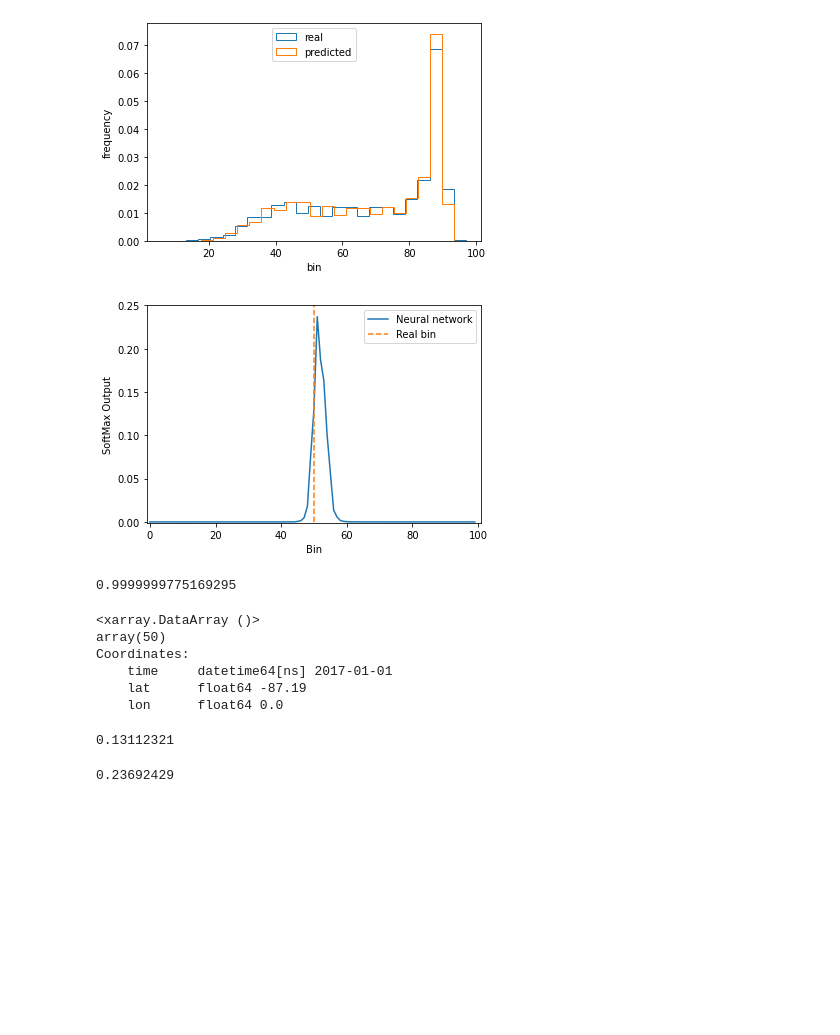
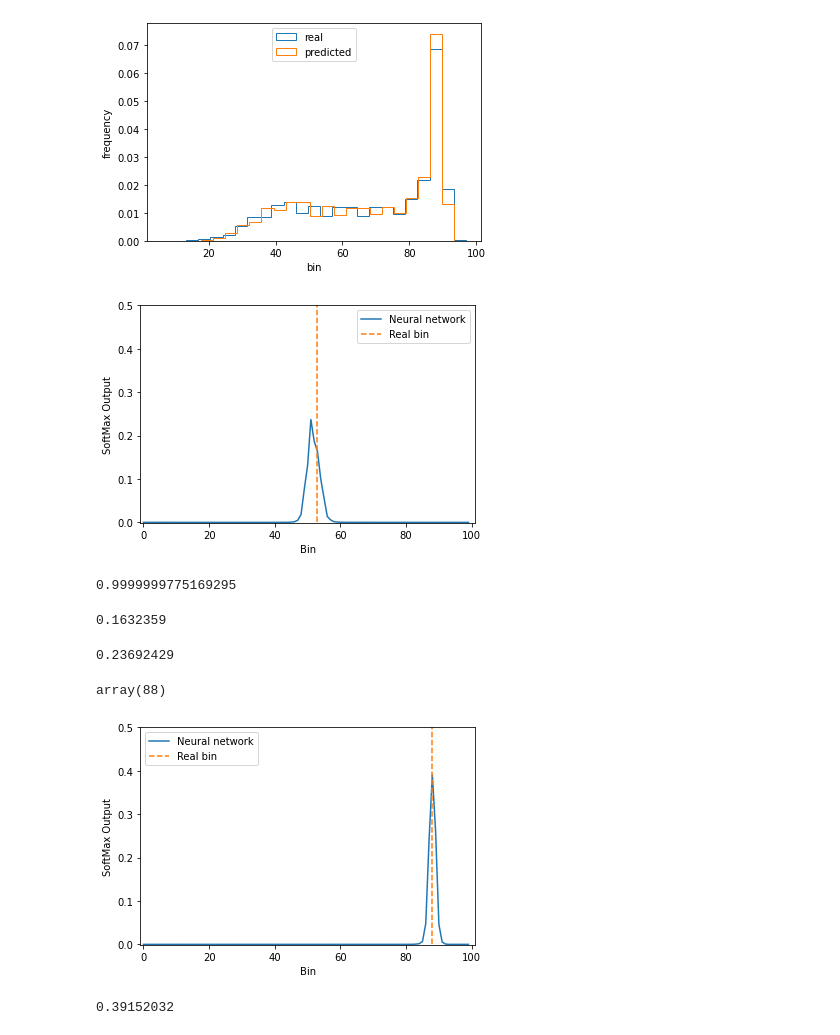
Before and after one commit to mc4117/ResNet_Weather, a Jupyter notebook: neural_notebooks/categorical/dist_figure.ipynb, the cells around one changed output. Drawn from its saved outputs; the diff is of its cells as text; code cells hidden in the pictures; blank space fills up the shorter version.

```diff
--- a/neural_notebooks/categorical/dist_figure.ipynb
+++ b/neural_notebooks/categorical/dist_figure.ipynb
@@ -135,34 +135,47 @@ plt.show()
 # %%
 import pylab as plt
 plt.plot(fc[0][0][0], label = 'Neural network')
-plt.plot([50, 50, 50, 50, 50], [0.0, 0.05, 0.1, 0.15, 0.25], '--', label = 'Real bin')
-plt.ylim([-0.001, 0.25])
+real = dg_test.binned_data.isel(time =72)[0][0].values
+plt.plot([real, real, real, real, real], [0.0, 0.1, 0.2, 0.3, 0.5], '--', label = 'Real bin')
+plt.ylim([-0.001, 0.5])
 plt.xlim([-1, 101])
 plt.xlabel('Bin')
 plt.ylabel('SoftMax Output')
 plt.legend()
 plt.show()
 # %% [output]
-[figure, old version]
+[figure, new version]
 # %%
 sum(fc[0][0][0])
 # %% [output]
 0.9999999775169295
 # %%
-dg_test.binned_data[0][0][0]
+fc[0][0][0][53]
 # %% [output]
-<xarray.DataArray ()>
-array(50)
-Coordinates:
-    time     datetime64[ns] 2017-01-01
-    lat      float64 -87.19
-    lon      float64 0.0
+0.1632359
-# %%
-fc[0][0][0][50]
-# %% [output]
-0.13112321
 # %%
 nn_pred = fc_arg[0][0][0]
 fc[0][0][0][nn_pred]
 # %% [output]
 0.23692429
+# %%
+dg_test.binned_data.isel(time =72+90)[10][10].values
+# %% [output]
+array(88)
+# %%
+import pylab as plt
+plt.plot(fc[90][10][10], label = 'Neural network')
+real = dg_test.binned_data.isel(time =72+90)[10][10].values
+plt.plot([real, real, real, real, real], [0.0, 0.1, 0.2, 0.3, 0.5], '--', label = 'Real bin')
+plt.ylim([-0.001, 0.5])
+plt.xlim([-1, 101])
+plt.xlabel('Bin')
+plt.ylabel('SoftMax Output')
+plt.legend()
+plt.show()
+# %% [output]
+[figure, added]
+# %%
+fc[90][10][10].max()
+# %% [output]
+0.39152032
```
Also changed, not shown: 10 other files.
